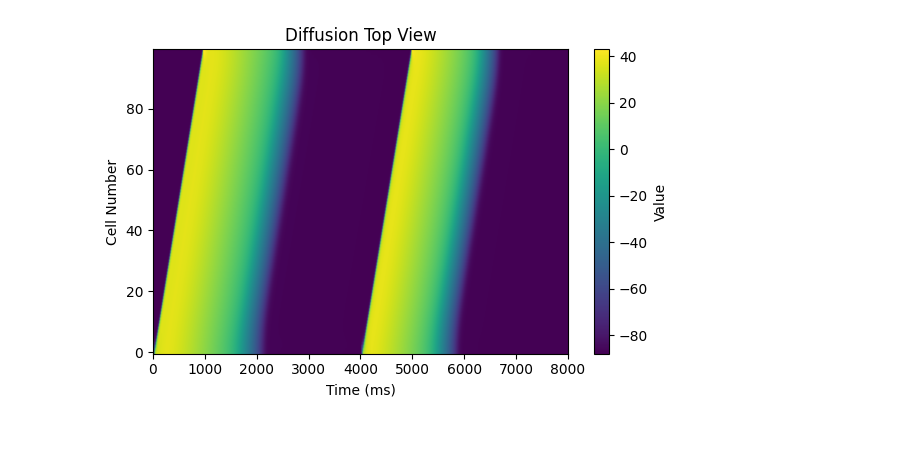
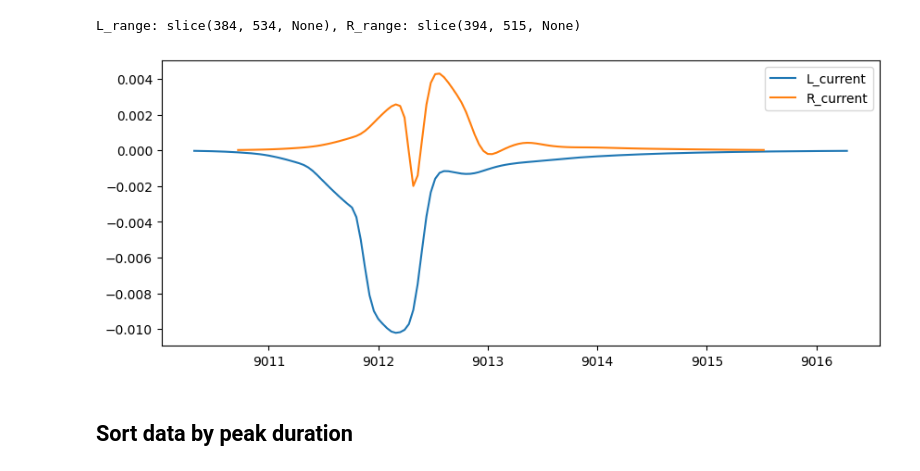
Before and after one commit to Richard71111/ID_hetg_NN, a Jupyter notebook: test.ipynb, the cells around one changed output. Drawn from its saved outputs; the diff is of its cells as text; code cells hidden in the pictures; blank space fills up the shorter version.

```diff
--- a/test.ipynb
+++ b/test.ipynb
@@ -0,0 +10,11 @@
+# %%
+GJ_coupling = "strong"  # "weak" or "strong"
+data_file_name = "Cleft_Seq_data_D_1.0.csv" if GJ_coupling == "strong" else "Cleft_Seq_data_D_0.1.csv"
+data_root = "dataset/"
+data = pd.read_csv(os.path.join(data_root, data_file_name))
+print(data.head())
+
+save_root = data_root + "Strong_GJ_Coupling_full_seq/" if GJ_coupling == "strong" else data_root + "Weak_GJ_Coupling_full_seq/"
+if not os.path.exists(save_root):
+    os.makedirs(save_root)
+data_grouped = data.groupby('Mesh_idx')
@@ -297,15 +39,38 @@ plt.show()
-# %%
-plt.figure(figsize=(6,4))
-plt.imshow(data_u.T,
-           aspect='auto',
-           origin='lower',
-           cmap='viridis')
-
-plt.colorbar(label='Value')
-plt.xlabel('Time (ms)')
-plt.ylabel('Cell Number')
-plt.title('Diffusion Top View')
-plt.tight_layout()
-plt.show()
-# %% [output]
-[figure, removed]
+# %%
+def find_peak_slice(array, threshold: float = -88.0):
+    n = len(array)
+    if n == 0:
+        raise ValueError("Array is empty")
+
+    array = np.asarray(array)
+    above = np.where(array > threshold)[0]
+    if len(above) == 0:
+        return None
+    start_idx = int(above[0])
+    end_idx = int(above[-1])
+    return slice(start_idx, end_idx + 1)
+# %%
+test = 0
+for mesh_idx, group in data_grouped:
+    T = np.array(group['t_save'].values)
+    L_current = np.array(group['L_current'].values)
+    R_current = np.array(group['R_current'].values)
+    L_thresh = np.quantile(-L_current, 0.96).astype(float)
+    R_thresh = np.quantile(R_current, 0.97).astype(float)
+    L_range = find_peak_slice(-L_current, threshold=L_thresh)
+    R_range = find_peak_slice(R_current, threshold=R_thresh)
+    if L_range is None or R_range is None:
+        continue
+    if mesh_idx == 256:
+        print(f"L_range: {L_range}, R_range: {R_range}")
+        plt.figure(figsize=(10, 4))
+        plt.plot(T[L_range], L_current[L_range], label='L_current')
+        plt.plot(T[R_range], R_current[R_range], label='R_current')
+        plt.legend()
+        plt.show()
+    test += 1
+# %% [output]
+L_range: slice(384, 534, None), R_range: slice(394, 515, None)
+[figure, added]
+# %% [markdown]
+## Sort data by peak duration
```
Also changed, not shown: parts of 22 cells of this notebook, 9 other files.
